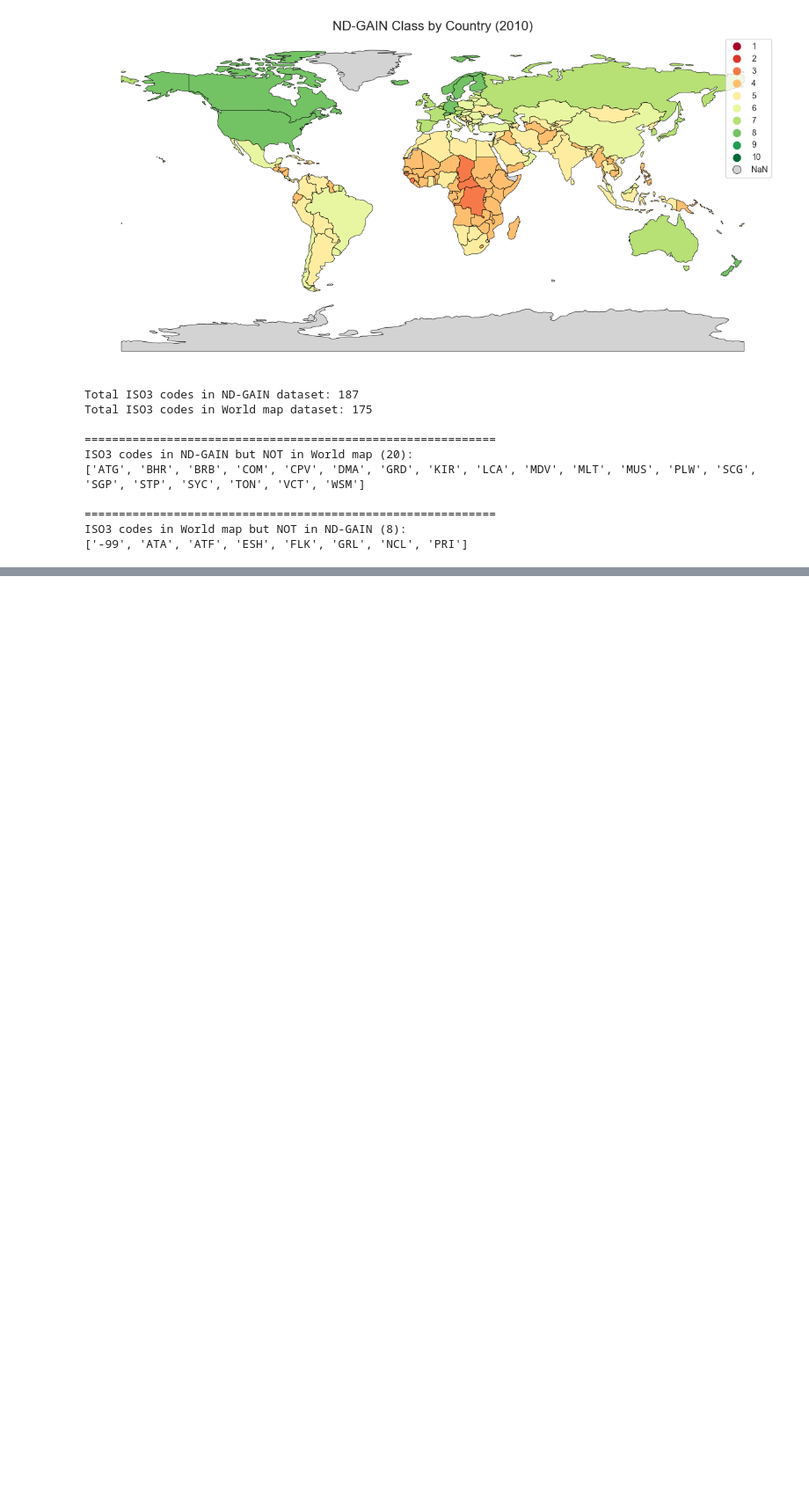
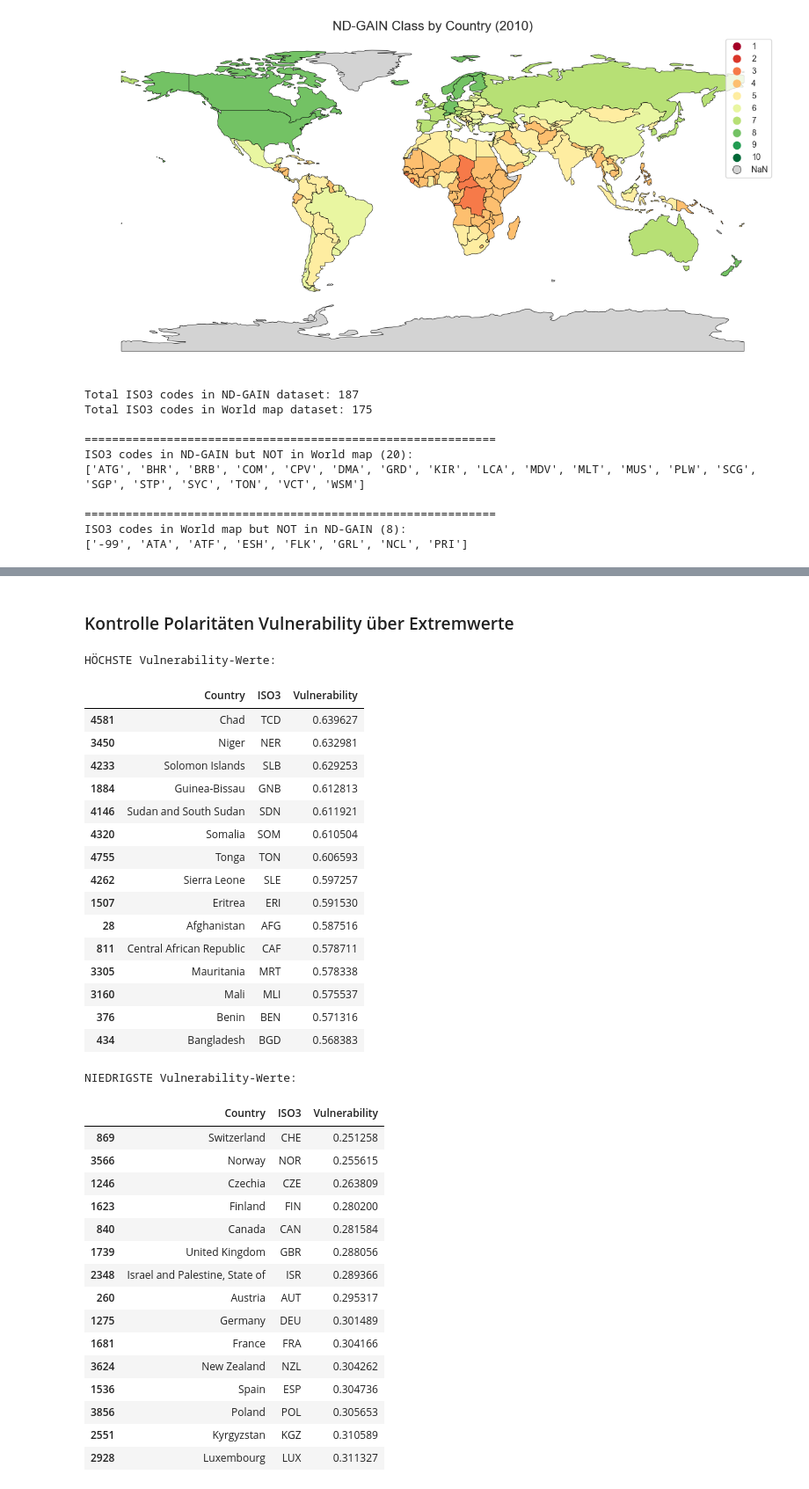
Before and after one commit to damiansze/Climate-Justice, a Jupyter notebook: 03_Coupling.ipynb, the cells around one changed output, grey strips where cells are left out. Shown at 88% size. Drawn from its saved outputs; the diff is of its cells as text; code cells hidden in the pictures; blank space fills up the shorter version.

```diff
--- a/03_Coupling.ipynb
+++ b/03_Coupling.ipynb
@@ -107,0 +236,62 @@ ISO3 codes in World map but NOT in ND-GAIN (8):
+# %% [markdown]
+### Kontrolle Polaritäten Vulnerability über Extremwerte
+# %%
+# Schau dir die Extremwerte an
+# Datensatz explizit laden
+df = pd.read_csv("data/merged_df.csv")
+
+# Letztes Jahr bestimmen
+latest_year = int(df["Year"].max())
+
+# Auf letztes Jahr filtern
+dfy = df[df["Year"] == latest_year].copy()
+
+# Extremwerte anschauen
+print("HÖCHSTE Vulnerability-Werte:")
+display(
+    dfy.sort_values("Vulnerability", ascending=False)
+       [["Country", "ISO3", "Vulnerability"]]
+       .head(15)
+)
+
+print("\nNIEDRIGSTE Vulnerability-Werte:")
+display(
+    dfy.sort_values("Vulnerability", ascending=True)
+       [["Country", "ISO3", "Vulnerability"]]
+       .head(15)
+)
+# %% [output]
+HÖCHSTE Vulnerability-Werte:
+|  | Country | ISO3 | Vulnerability |
+| 4581 | Chad | TCD | 0.639627 |
+| 3450 | Niger | NER | 0.632981 |
+| 4233 | Solomon Islands | SLB | 0.629253 |
+| 1884 | Guinea-Bissau | GNB | 0.612813 |
+| 4146 | Sudan and South Sudan | SDN | 0.611921 |
+| 4320 | Somalia | SOM | 0.610504 |
+| 4755 | Tonga | TON | 0.606593 |
+| 4262 | Sierra Leone | SLE | 0.597257 |
+| 1507 | Eritrea | ERI | 0.591530 |
+| 28 | Afghanistan | AFG | 0.587516 |
+| 811 | Central African Republic | CAF | 0.578711 |
+| 3305 | Mauritania | MRT | 0.578338 |
+| 3160 | Mali | MLI | 0.575537 |
+| 376 | Benin | BEN | 0.571316 |
+| 434 | Bangladesh | BGD | 0.568383 |
+NIEDRIGSTE Vulnerability-Werte:
+|  | Country | ISO3 | Vulnerability |
+| 869 | Switzerland | CHE | 0.251258 |
+| 3566 | Norway | NOR | 0.255615 |
+| 1246 | Czechia | CZE | 0.263809 |
+| 1623 | Finland | FIN | 0.280200 |
+| 840 | Canada | CAN | 0.281584 |
+| 1739 | United Kingdom | GBR | 0.288056 |
+| 2348 | Israel and Palestine, State of | ISR | 0.289366 |
+| 260 | Austria | AUT | 0.295317 |
+| 1275 | Germany | DEU | 0.301489 |
+| 1681 | France | FRA | 0.304166 |
+| 3624 | New Zealand | NZL | 0.304262 |
+| 1536 | Spain | ESP | 0.304736 |
+| 3856 | Poland | POL | 0.305653 |
+| 2551 | Kyrgyzstan | KGZ | 0.310589 |
+| 2928 | Luxembourg | LUX | 0.311327 |
```
Also changed, not shown: parts of 6 cells of this notebook, 1 other file.
